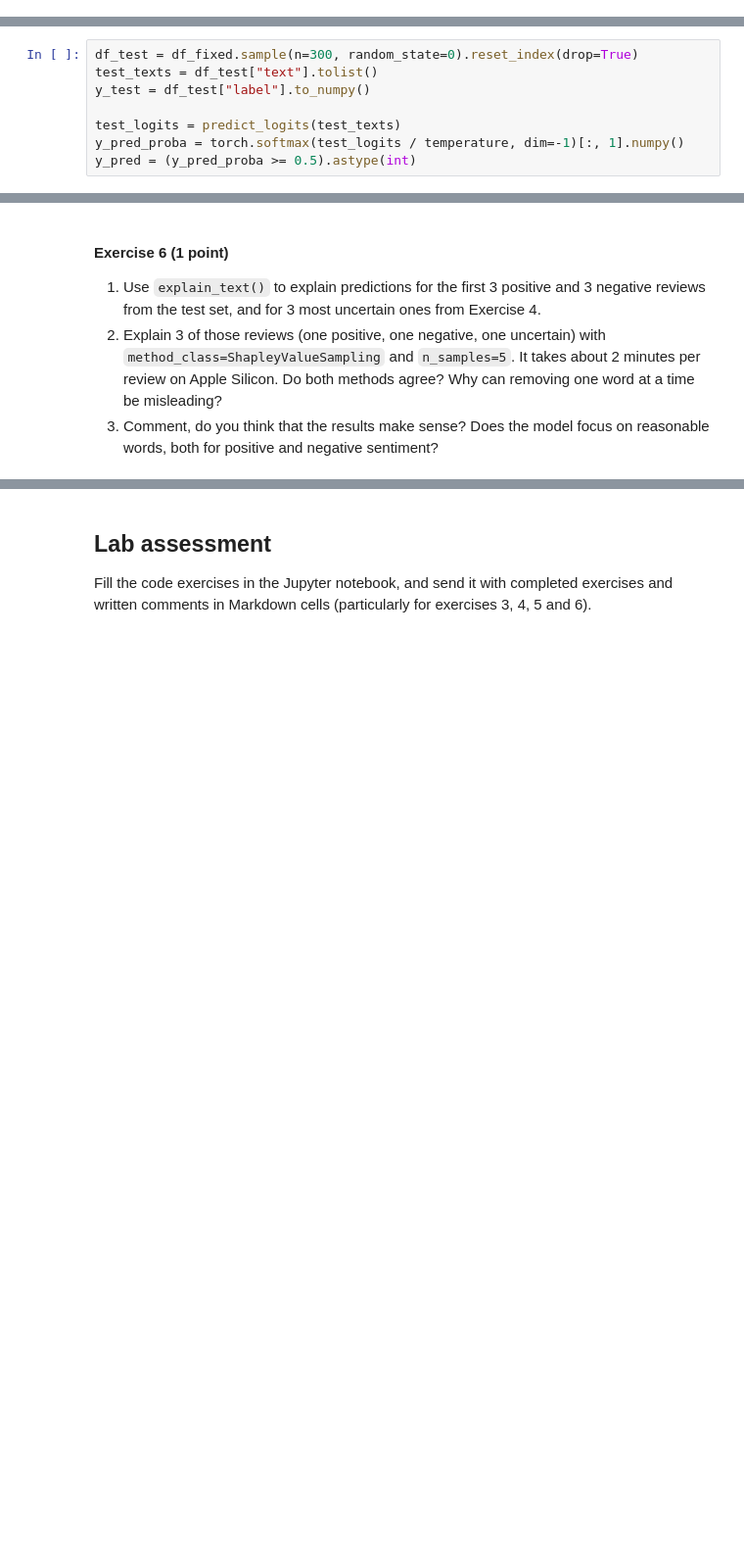
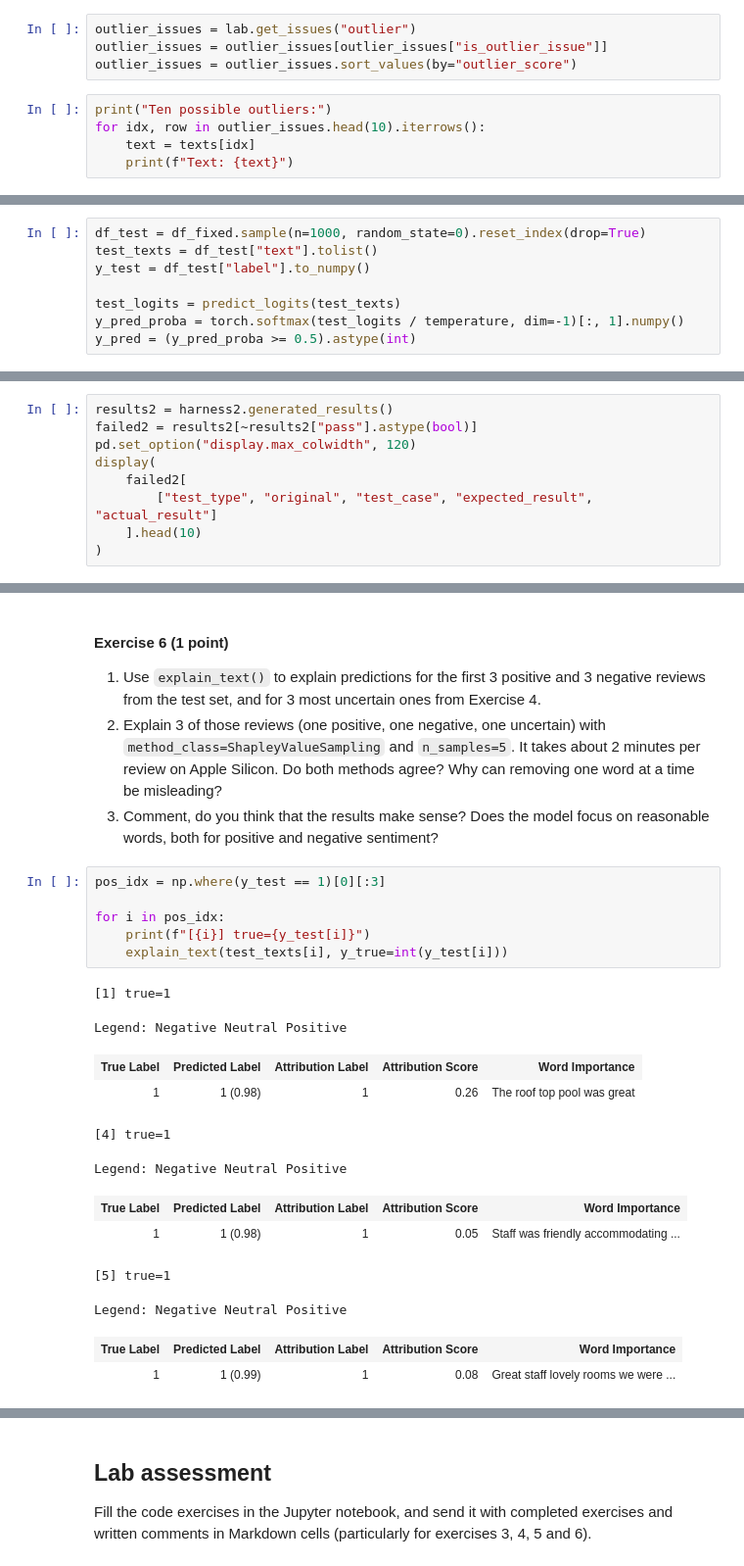
Before and after one commit to mlops-agh/lab06-data-model-testing, a Jupyter notebook: LAB_INSTRUCTION.ipynb, the cells around one changed output, grey strips where cells are left out. Shown at 98% size. Saved outputs shown, nothing was run; the diff lists cells and outputs as text; blank space fills up the shorter version.

```diff
--- a/LAB_INSTRUCTION.ipynb
+++ b/LAB_INSTRUCTION.ipynb
@@ -556,3 +658,12 @@ df_fixed
 1. Print texts from the rows marked as outliers (`outlier` issue) with the strongest confidence (i.e. the
    lowest score).
 2. Comment, do you think those samples really are strange? Would you remove them?
+# %%
+outlier_issues = lab.get_issues("outlier")
+outlier_issues = outlier_issues[outlier_issues["is_outlier_issue"]]
+outlier_issues = outlier_issues.sort_values(by="outlier_score")
+# %%
+print("Ten possible outliers:")
+for idx, row in outlier_issues.head(10).iterrows():
+    text = texts[idx]
+    print(f"Text: {text}")
@@ -708,7 +853,7 @@ predict_proba(
 We take a random sample of our cleaned data as the test set. Each review is one forward pass of a 1.6B
 model, which takes about 0.4 seconds on Apple Silicon. On CPU, reduce `n` to about 100.
 # %%
-df_test = df_fixed.sample(n=300, random_state=0).reset_index(drop=True)
+df_test = df_fixed.sample(n=1000, random_state=0).reset_index(drop=True)
 test_texts = df_test["text"].tolist()
 y_test = df_test["label"].to_numpy()
 
@@ -944,0 +1259,9 @@ display(
+# %%
+results2 = harness2.generated_results()
+failed2 = results2[~results2["pass"].astype(bool)]
+pd.set_option("display.max_colwidth", 120)
+display(
+    failed2[
+        ["test_type", "original", "test_case", "expected_result", "actual_result"]
+    ].head(10)
+)
@@ -1062,3 +1413,22 @@ explain_text(
    Silicon. Do both methods agree? Why can removing one word at a time be misleading?
 3. Comment, do you think that the results make sense? Does the model focus on reasonable words, both for
    positive and negative sentiment?
+# %%
+pos_idx = np.where(y_test == 1)[0][:3]
+
+for i in pos_idx:
+    print(f"[{i}] true={y_test[i]}")
+    explain_text(test_texts[i], y_true=int(y_test[i]))
+# %% [output]
+[1] true=1
+Legend: Negative Neutral Positive
+| True Label | Predicted Label | Attribution Label | Attribution Score | Word Importance |
+| 1 | 1 (0.98) | 1 | 0.26 | The roof top pool was great |
+[4] true=1
+Legend: Negative Neutral Positive
+| True Label | Predicted Label | Attribution Label | Attribution Score | Word Importance |
+| 1 | 1 (0.98) | 1 | 0.05 | Staff was friendly accommodating ... |
+[5] true=1
+Legend: Negative Neutral Positive
+| True Label | Predicted Label | Attribution Label | Attribution Score | Word Importance |
+| 1 | 1 (0.99) | 1 | 0.08 | Great staff lovely rooms we were ... |
```
Also changed, not shown: parts of 31 cells of this notebook, 1 other file.
